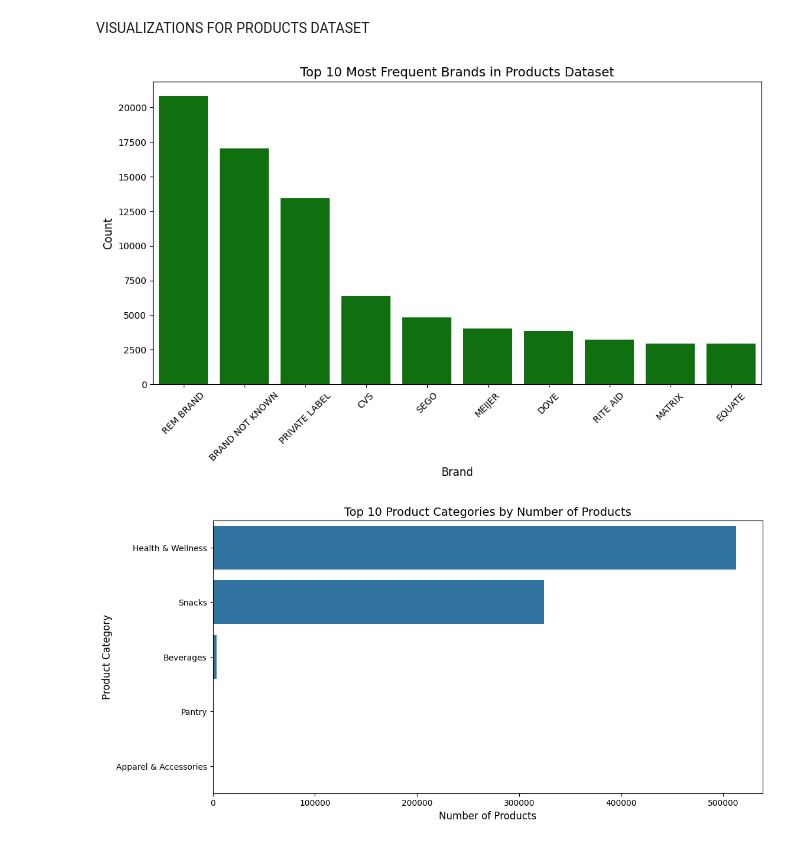
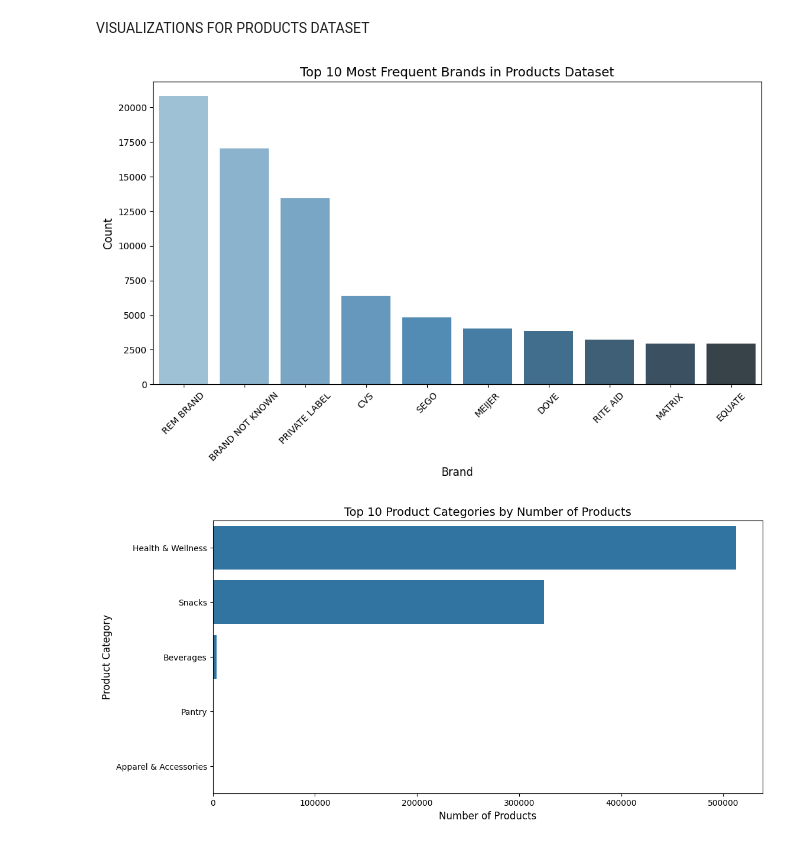
Before and after one commit to Nikhila212/Fetch---Data-Analyst-Take-Home, a Jupyter notebook: DA Assessment.ipynb, the cells around one changed output. Cells and saved outputs as stored; diff of their text form; code cells hidden in the pictures.

```diff
--- a/DA Assessment.ipynb
+++ b/DA Assessment.ipynb
@@ -308,17 +387,17 @@ VISUALIZATIONS FOR PRODUCTS DATASET
 # %%
 # Count top 10 most frequent brands
 top_brands = products_df['BRAND'].dropna().value_counts().head(10)
 
 # Plot
 plt.figure(figsize=(12, 6))
-sns.barplot(x=top_brands.index, y=top_brands.values, color= "green")
+sns.barplot(x=top_brands.index, y=top_brands.values, hue=state_counts.index, palette='Blues_d', legend=False)
 plt.xlabel("Brand", fontsize=12)
 plt.ylabel("Count", fontsize=12)
 plt.title("Top 10 Most Frequent Brands in Products Dataset", fontsize=14)
 plt.xticks(rotation=45)
 plt.show()
 # %% [output]
-[figure, old version]
+[figure, new version]
 # %%
 # Count occurrences of each CATEGORY_1
 # Top 5 categories
```
Also changed, not shown: parts of 12 cells of this notebook, 3 other files.
